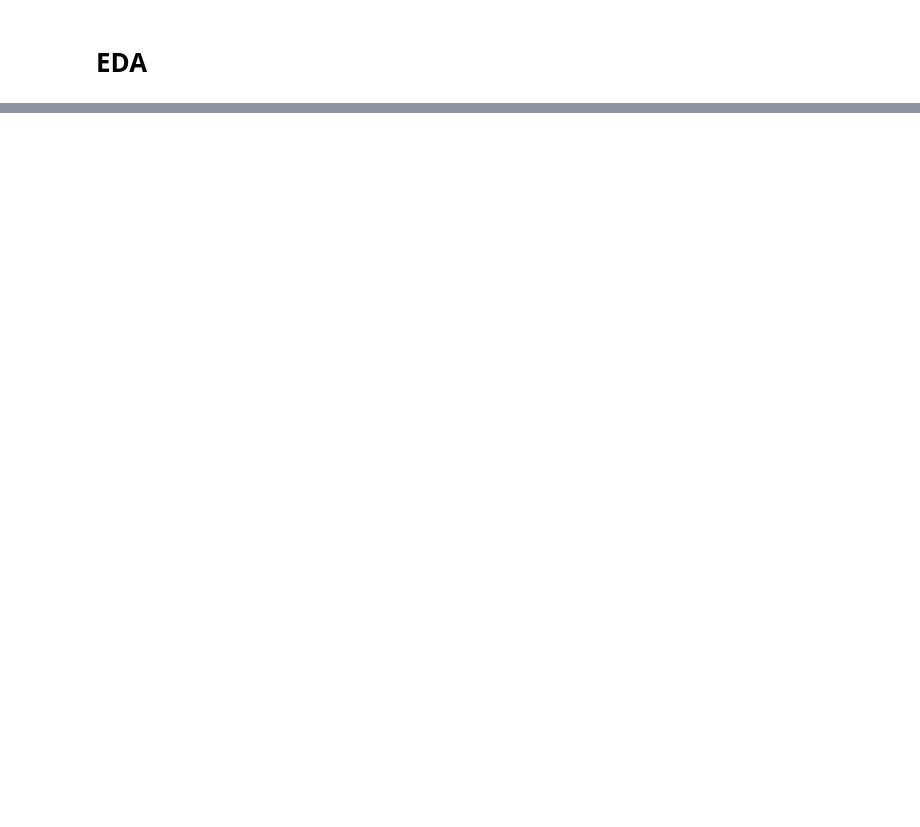
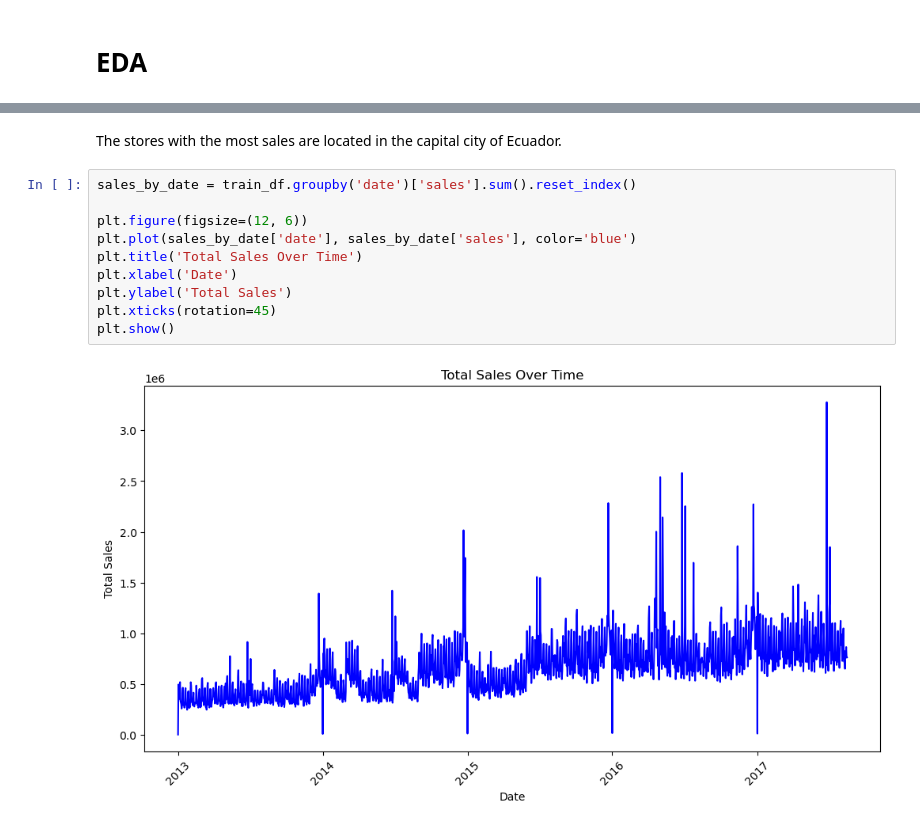
Before and after one commit to criemannt/Capstone-Three-Wrangling-EDA, a Jupyter notebook: Capstone Three Data Wrangling & Exploratory Data Analysis.ipynb, the cells around one changed output, grey strips where cells are left out. Drawn from its saved outputs; the diff is of its cells as text; blank space fills up the shorter version.

```diff
--- a/Capstone Three Data Wrangling & Exploratory Data Analysis.ipynb
+++ b/Capstone Three Data Wrangling & Exploratory Data Analysis.ipynb
@@ -250,0 +461,14 @@ plt.show()
+# %% [markdown]
+The stores with the most sales are located in the capital city of Ecuador.
+# %%
+sales_by_date = train_df.groupby('date')['sales'].sum().reset_index()
+
+plt.figure(figsize=(12, 6))
+plt.plot(sales_by_date['date'], sales_by_date['sales'], color='blue')
+plt.title('Total Sales Over Time')
+plt.xlabel('Date')
+plt.ylabel('Total Sales')
+plt.xticks(rotation=45)
+plt.show()
+# %% [output]
+[figure, added]
```
Also changed, not shown: parts of 36 cells of this notebook.
